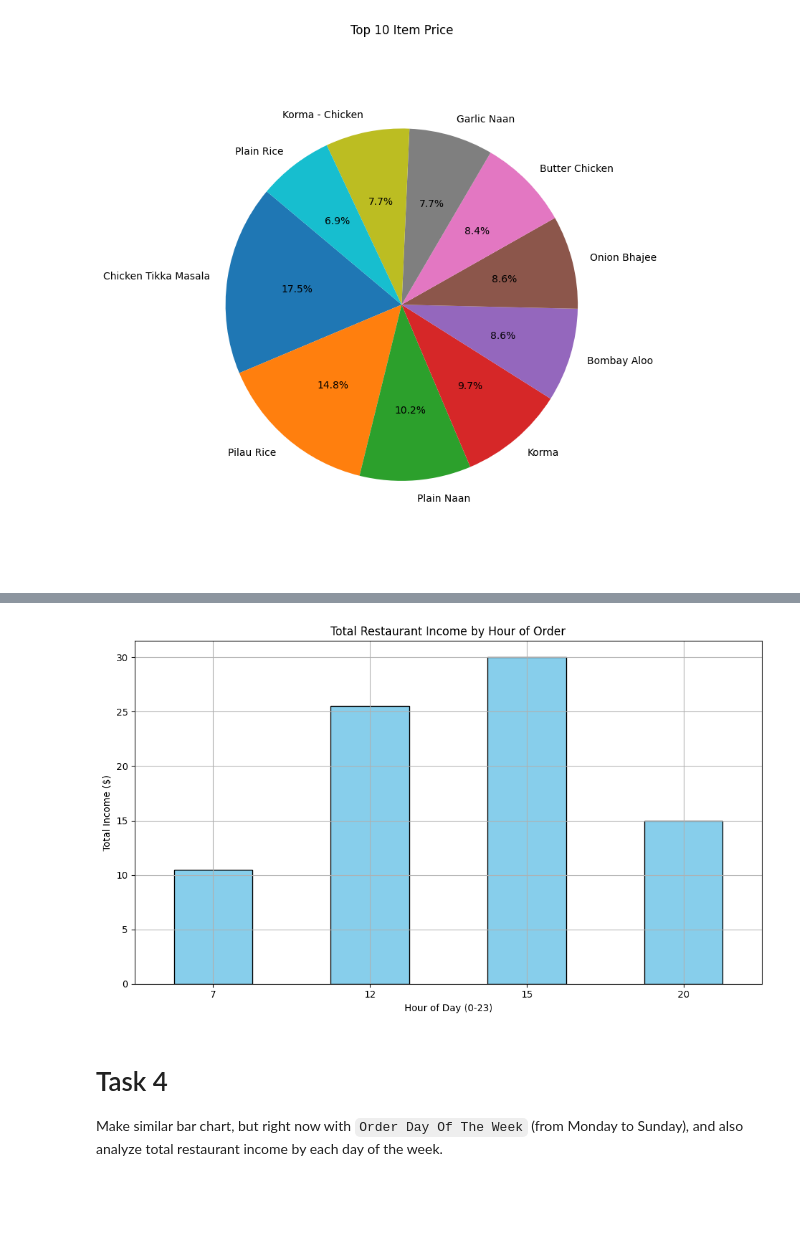
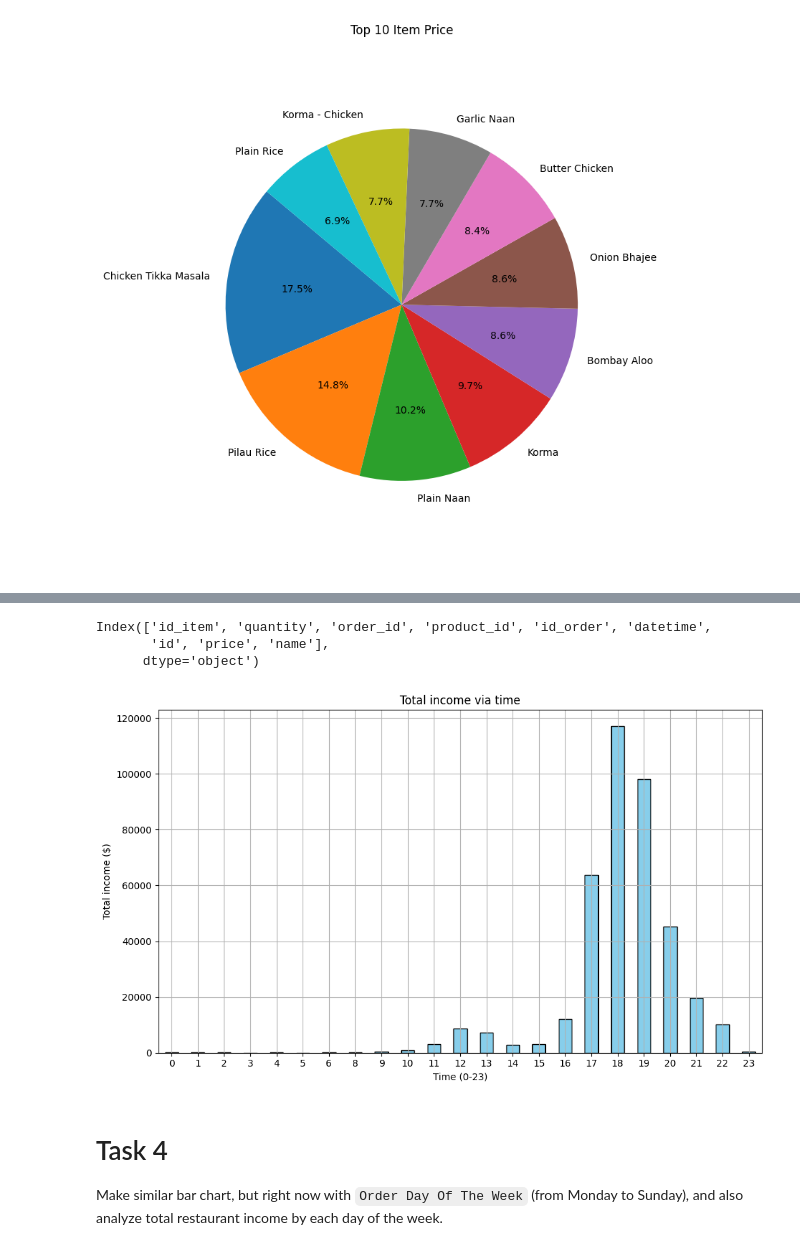
Before and after one commit to Java50KhrypunovMaxim/py-restaurant-data-analysis, a Jupyter notebook: app/main.ipynb, the cells around one changed output, grey strips where cells are left out. Saved outputs shown, nothing was run; the diff lists cells and outputs as text; code cells hidden in the pictures; blank space fills up the shorter version.

```diff
--- a/app/main.ipynb
+++ b/app/main.ipynb
@@ -80,34 +80,46 @@ Example:
 # %%
 import pandas as pd
 import matplotlib.pyplot as plt
+import sqlite3
 
-data = {
-    'Order Datetime': ['2025-04-20 12:35:00', '2025-04-20 15:45:00', '2025-04-20 07:25:00', '2025-04-20 20:10:00'],
-    'Order Price': [25.5, 30.0, 10.5, 15.0]
-}
+conn = sqlite3.connect('/Users/khrypunov/PycharmProjects/py-restaurant-data-analysis/db.sqlite3')
 
-df = pd.DataFrame(data)
+orders = pd.read_sql("SELECT * FROM main.restaurant_order", conn)
+order_items = pd.read_sql("SELECT * FROM restaurant_orderitem", conn)
+products = pd.read_sql("SELECT * FROM main.restaurant_product", conn)
 
-df['Order Datetime'] = pd.to_datetime(df['Order Datetime'])
+merged1 = pd.merge(order_items, orders, left_on="order_id", right_on="id", suffixes=('_item', '_order'))
+final_df = pd.merge(merged1, products, left_on="product_id", right_on="id", suffixes=('', '_product'))
 
+final_df.to_csv("combined_restaurant_data.csv", index=False)
+
+df = pd.read_csv("combined_restaurant_data.csv")
+
+print(df.columns)
+
+df['Order Datetime'] = pd.to_datetime(df['datetime'])
 
 df['Order Hour'] = df['Order Datetime'].dt.hour
 
-income_by_hour = df.groupby('Order Hour')['Order Price'].sum()
+income_by_hour = df.groupby('Order Hour')['price'].sum()
 
 plt.figure(figsize=(10, 6))
 income_by_hour.plot(kind='bar', color='skyblue', edgecolor='black')
 
-plt.title('Total Restaurant Income by Hour of Order')
-plt.xlabel('Hour of Day (0-23)')
-plt.ylabel('Total Income ($)')
+
+plt.title('Total income via time')
+plt.xlabel('Time (0-23)')
+plt.ylabel('Total income ($)')
 plt.xticks(rotation=0)
 plt.grid(True)
 
 plt.tight_layout()
 plt.show()
 # %% [output]
+Index(['id_item', 'quantity', 'order_id', 'product_id', 'id_order', 'datetime',
+       'id', 'price', 'name'],
+      dtype='object')
-[figure, old version]
+[figure, new version]
 # %% [markdown]
 # Task 4
 Make similar bar chart, but right now with `Order Day Of The Week` (from Monday to Sunday), and also analyze total restaurant income by each day of the week.
```
Also changed, not shown: parts of 1 cell of this notebook.
